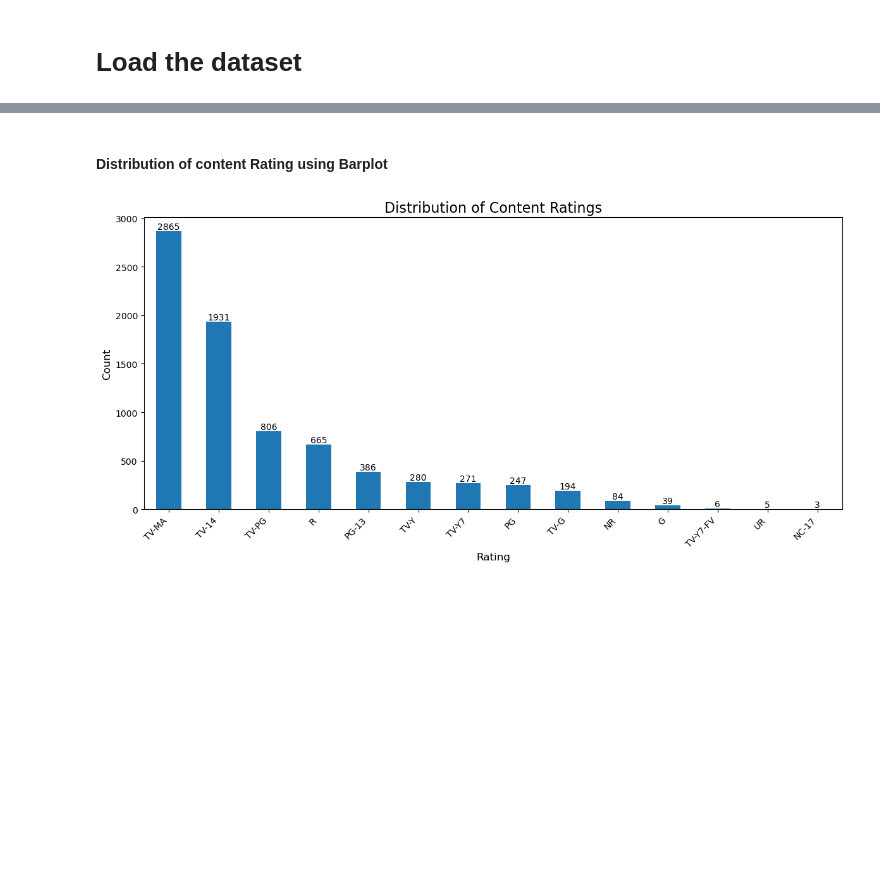
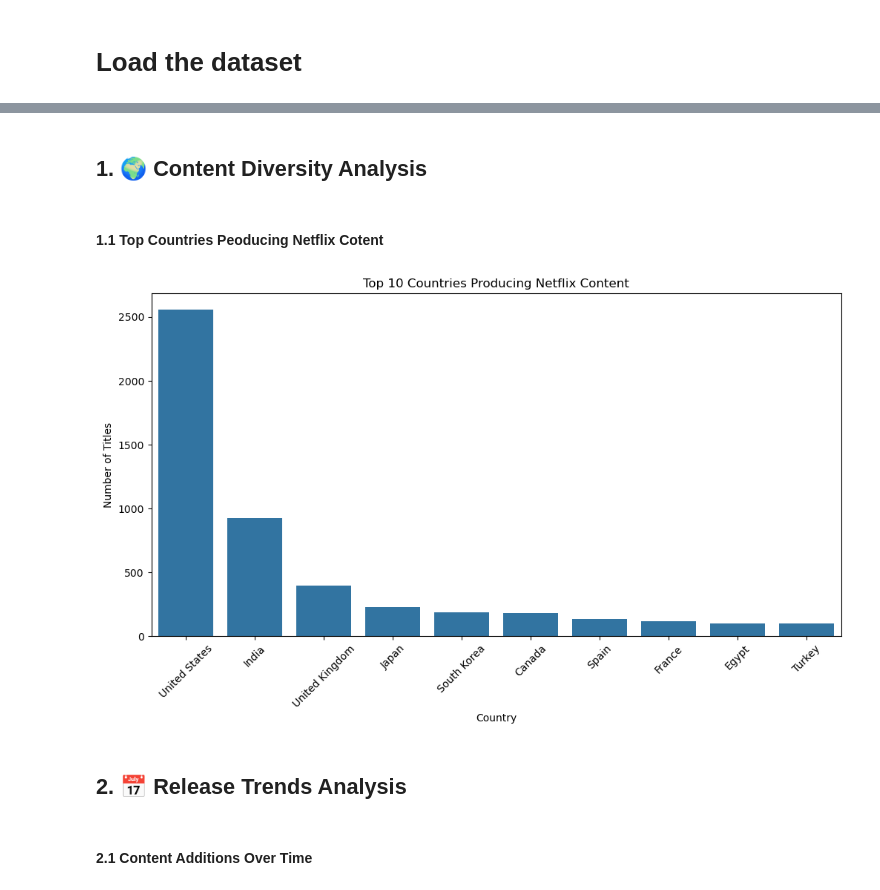
Before and after one commit to georgezacharia/netflix_data_analysis_python, a Jupyter notebook: netflix_data_analysis.ipynb, the cells around one changed output, grey strips where cells are left out. Drawn from its saved outputs; the diff is of its cells as text; code cells hidden in the pictures; blank space fills up the shorter version.

```diff
--- a/netflix_data_analysis.ipynb
+++ b/netflix_data_analysis.ipynb
@@ -134,2 +51,0 @@ data[data.duplicated()]
-# %%
-data.drop_duplicates(inplace=True)
@@ -279,2 +92,0 @@ data.head(2)
-# %%
-data['Year'] = data['Release_Date'].dt.year
@@ -419,2 +92,0 @@ print(data['Cast'].isnull().sum())
-# %%
-data['Cast'] = data['Cast'].fillna('')
@@ -521,2 +92,0 @@ dtype('O')
-# %%
-data[['Minutes', 'Unit']] = data['Duration'].str.split(' ', expand = True) # Split the duration column into minutes and unit
@@ -667,20 +93,19 @@ plt.show()
-# %% [markdown]
-####  Distribution of content Rating using Barplot
-# %%
-plt.figure(figsize=(12, 6))
-rating_counts = data['Rating'].value_counts()
-rating_counts.plot(kind='bar')
-
-plt.title('Distribution of Content Ratings', fontsize=16)
-plt.xlabel('Rating', fontsize=12)
-plt.ylabel('Count', fontsize=12)
-plt.xticks(rotation=45, ha='right')
-
-# Add value labels on top of each bar
-for i, v in enumerate(rating_counts):
-    plt.text(i, v, str(v), ha='center', va='bottom')
-
-plt.tight_layout()
-plt.show()
-# %% [output]
-[figure, removed]
+# %% [markdown]
+## 1. 🌍 Content Diversity Analysis
+# %% [markdown]
+#### 1.1 Top Countries Peoducing Netflix Cotent
+# %%
+top_countries = data['Country'].value_counts().head(10)
+plt.figure(figsize=(12,6))
+sns.barplot(x=top_countries.index, y=top_countries.values)
+plt.title('Top 10 Countries Producing Netflix Content')
+plt.xlabel('Country')
+plt.ylabel('Number of Titles')
+plt.xticks(rotation=45)
+plt.show()
+# %% [output]
+[figure, added]
+# %% [markdown]
+## 2. 📅 Release Trends Analysis
+# %% [markdown]
+#### 2.1 Content Additions Over Time
```
Also changed, not shown: parts of 169 cells of this notebook.
